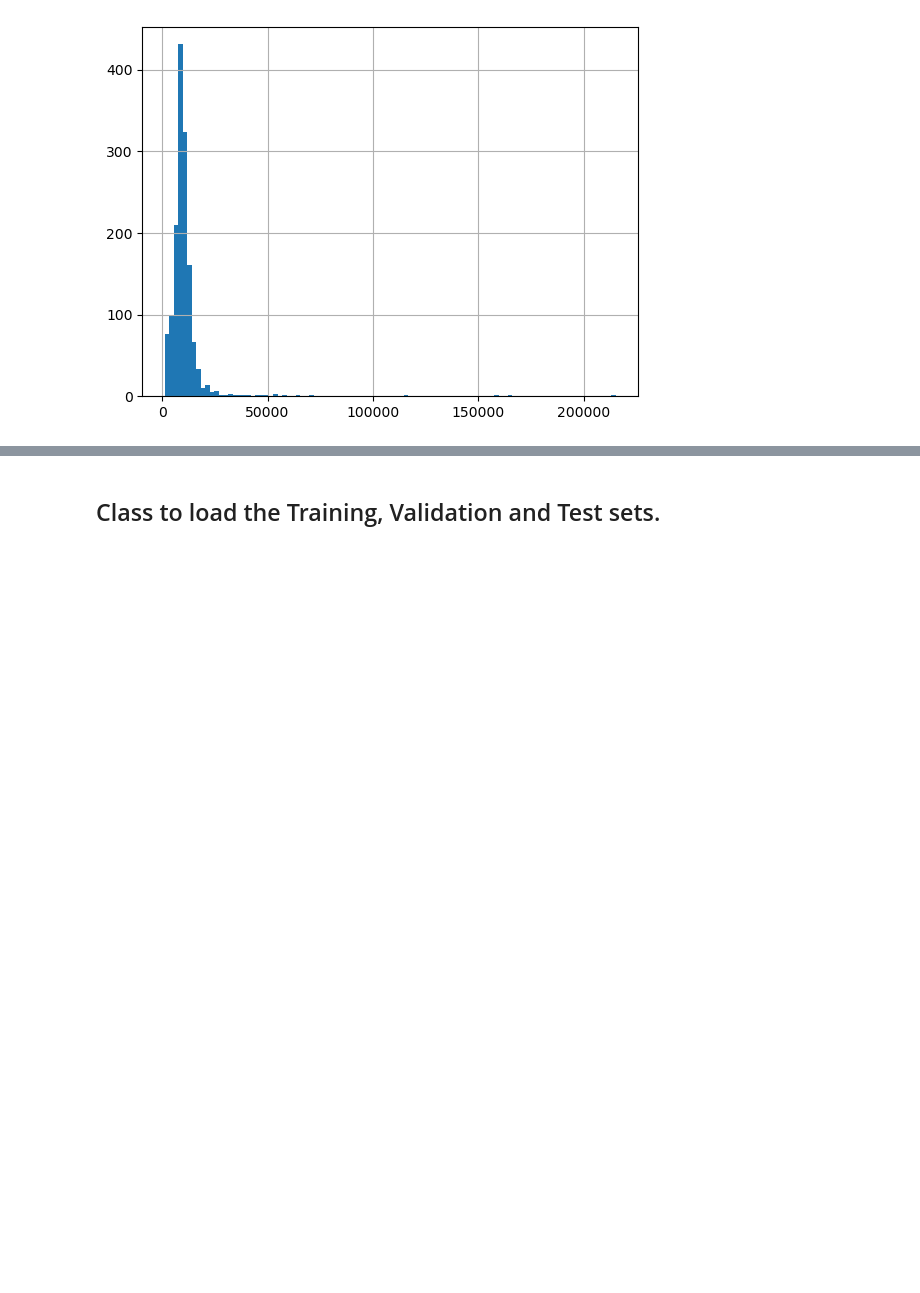
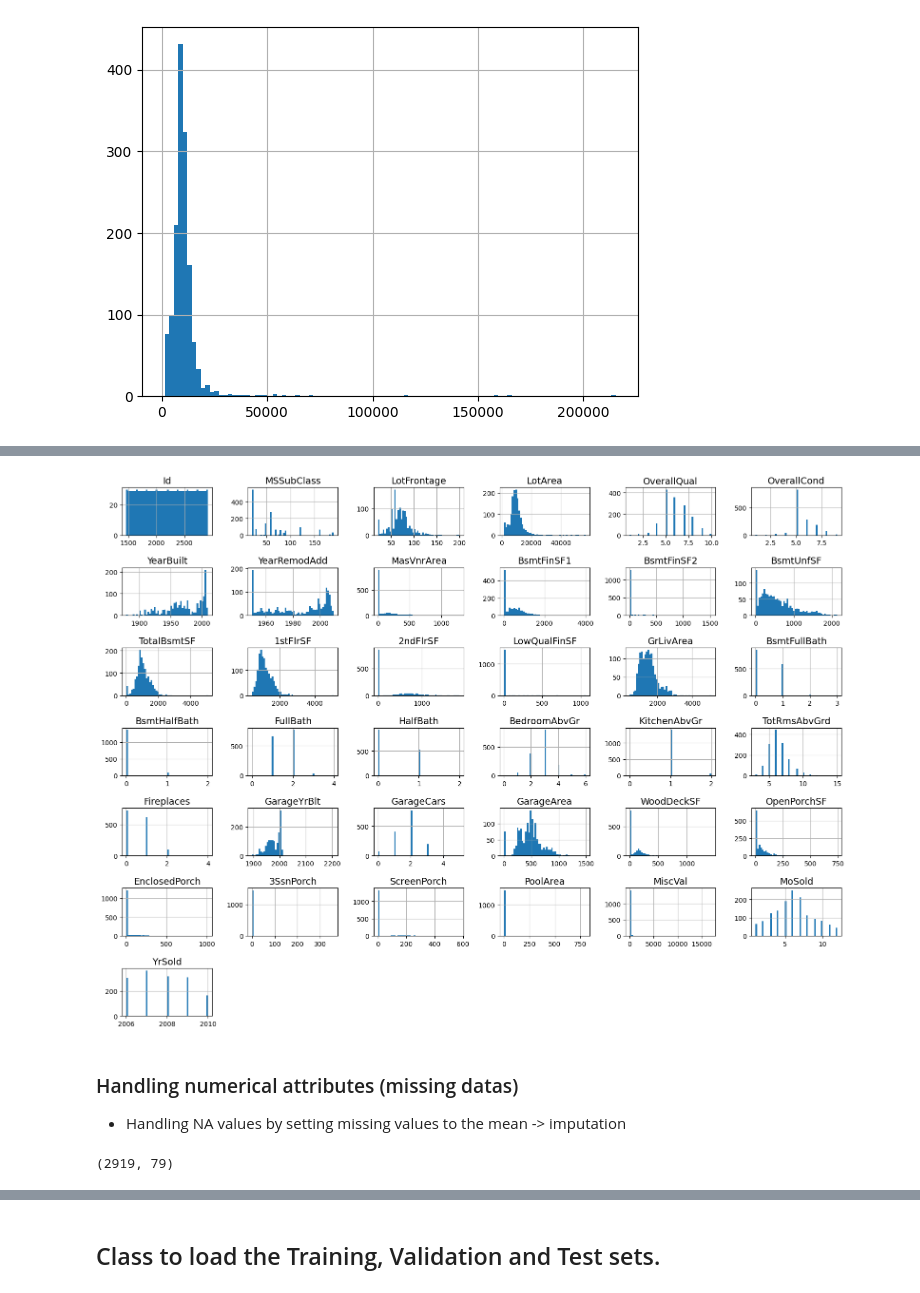
Before and after one commit to thuyn25/P-A_ML_Fall2025, a Jupyter notebook: Notebooks/12_Kaggle_competition.ipynb, the cells around one changed output, grey strips where cells are left out. Drawn from its saved outputs; the diff is of its cells as text; code cells hidden in the pictures; blank space fills up the shorter version.

```diff
--- a/Notebooks/12_Kaggle_competition.ipynb
+++ b/Notebooks/12_Kaggle_competition.ipynb
@@ -114,0 +136,16 @@ plt.show()
+# %%
+raw_val.hist(bins=50, figsize=(16, 12))
+save_fig("val_histogram_plots")  # extra code
+plt.show()
+# %% [output]
+[figure, added]
+# %% [markdown]
+### Handling numerical attributes (missing datas)
+- Handling NA values by setting missing values to the mean -> imputation
+# %%
+features = pd.concat(
+    (raw_train.drop(columns=['Id', 'SalePrice']),
+     raw_val.drop(columns='Id')))
+print(features.shape)
+# %% [output]
+(2919, 79)
```
Also changed, not shown: parts of 10 cells of this notebook, 3 other files.
